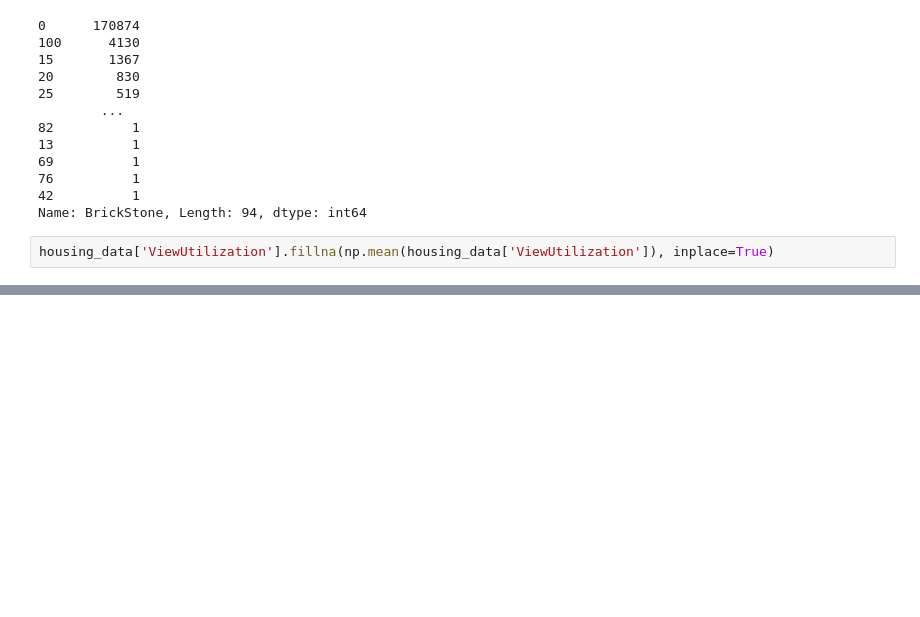
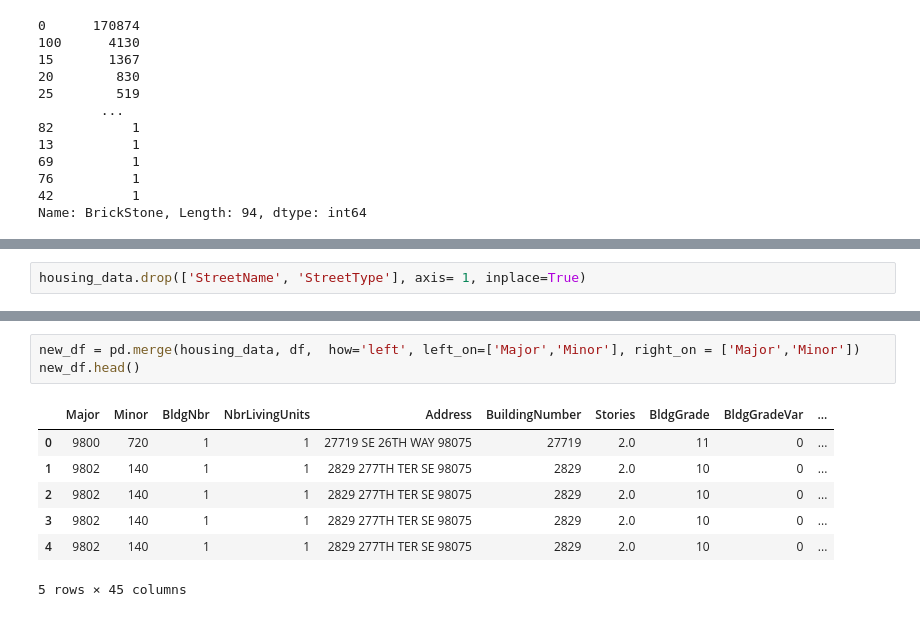
Before and after one commit to samtuleen/King-County-Home-Price-Predictors, a Jupyter notebook: notebooks/exploratory/Predicting-Most-Valuable-Home-Projects-In-King-County-Analysis.ipynb, the cells around one changed output, grey strips where cells are left out. Saved outputs shown, nothing was run; the diff lists cells and outputs as text; blank space fills up the shorter version.

```diff
--- a/notebooks/exploratory/Predicting-Most-Valuable-Home-Projects-In-King-County-Analysis.ipynb
+++ b/notebooks/exploratory/Predicting-Most-Valuable-Home-Projects-In-King-County-Analysis.ipynb
@@ -562,5 +571,3 @@ housing_data['BrickStone'].value_counts()
 76          1
 42          1
 Name: BrickStone, Length: 94, dtype: int64
-# %%
-housing_data['ViewUtilization'].fillna(np.mean(housing_data['ViewUtilization']), inplace=True)
@@ -566,0 +576,2 @@ housing_data['ViewUtilization'].fillna(np.mean(housing_data['ViewUtilization']),
+# %%
+housing_data.drop(['StreetName', 'StreetType'], axis= 1, inplace=True)
@@ -566,0 +598,11 @@ housing_data['ViewUtilization'].fillna(np.mean(housing_data['ViewUtilization']),
+# %%
+new_df = pd.merge(housing_data, df,  how='left', left_on=['Major','Minor'], right_on = ['Major','Minor'])
+new_df.head()
+# %% [output]
+|  | Major | Minor | BldgNbr | NbrLivingUnits | Address | BuildingNumber | Stories | BldgGrade | BldgGradeVar | ... |
+| 0 | 9800 | 720 | 1 | 1 | 27719 SE 26TH WAY 98075 | 27719 | 2.0 | 11 | 0 | ... |
+| 1 | 9802 | 140 | 1 | 1 | 2829 277TH TER SE 98075 | 2829 | 2.0 | 10 | 0 | ... |
+| 2 | 9802 | 140 | 1 | 1 | 2829 277TH TER SE 98075 | 2829 | 2.0 | 10 | 0 | ... |
+| 3 | 9802 | 140 | 1 | 1 | 2829 277TH TER SE 98075 | 2829 | 2.0 | 10 | 0 | ... |
+| 4 | 9802 | 140 | 1 | 1 | 2829 277TH TER SE 98075 | 2829 | 2.0 | 10 | 0 | ... |
+5 rows × 45 columns
```
Also changed, not shown: parts of 10 cells of this notebook.
